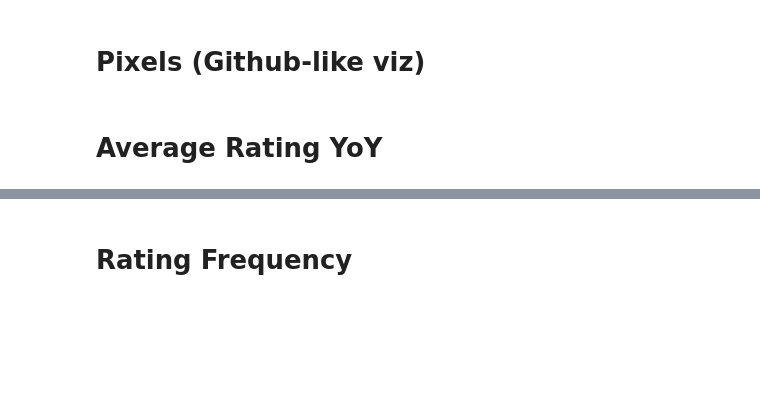
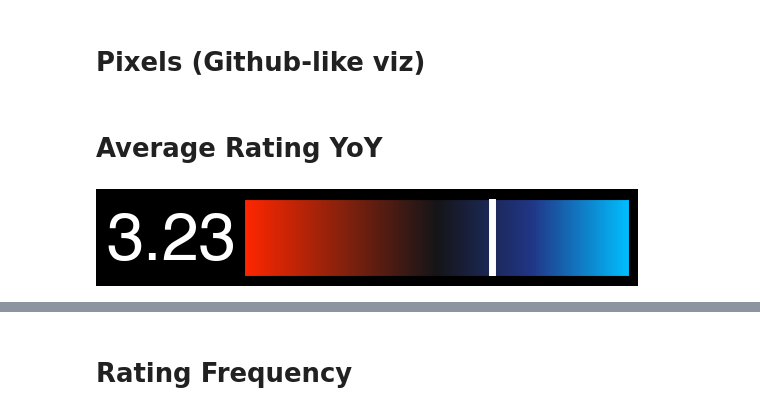
Before and after one commit to andreapisa9/year-in-pixels, a Jupyter notebook: visualizations.ipynb, the cells around one changed output, grey strips where cells are left out. Cells and saved outputs as stored; diff of their text form; code cells hidden in the pictures; blank space fills up the shorter version.

Commit message:
Feature: avg rating plots

```diff
--- a/visualizations.ipynb
+++ b/visualizations.ipynb
@@ -63,6 +63,8 @@ tags = pd.DataFrame(tags).T
 
 data = pd.concat([data, tags], axis=1).drop(columns=['tags'])
 
+data['Productivity Rating'] = data['Productivity Rating'].apply(lambda x : int(x[0]) if isinstance(x, list) else 0) # convert productivity ratings from list to int
+
 # Filter for this year's and last year's data
 def check_year(year_to_check : datetime.date, reference : int):
     return True if year_to_check.year == reference else False
@@ -156,0 +202,5 @@ generate_github_style_heatmap(data_current_year.copy(), palette_list, 'pixels_gr
+# %%
+# Show the plot
+plot_average_rating(data_current_year.copy(), palette_list, None)
+# %% [output]
+[figure, added]
```
Also changed, not shown: parts of 9 cells of this notebook, 1 other file.
